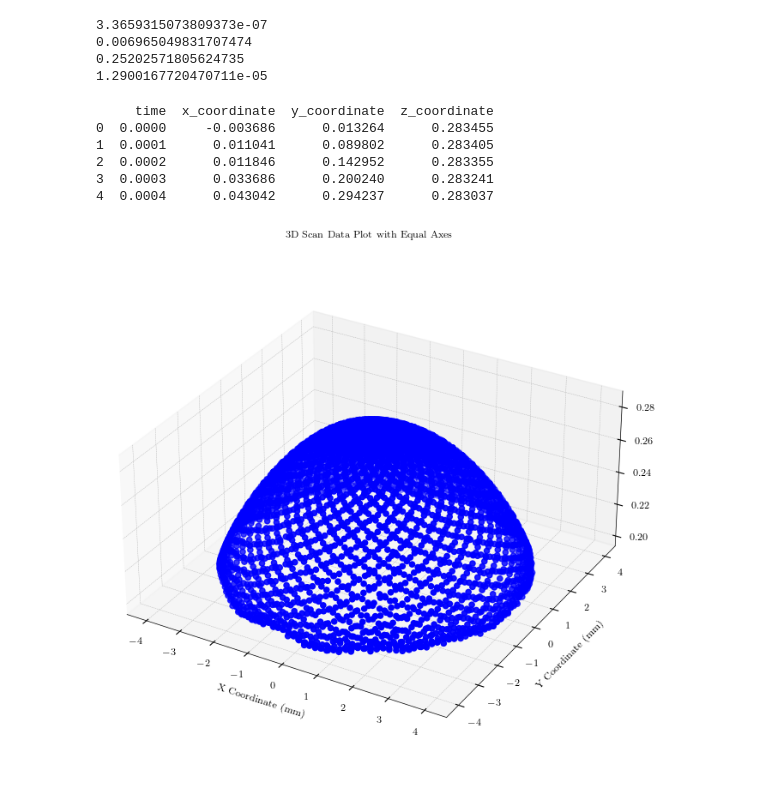
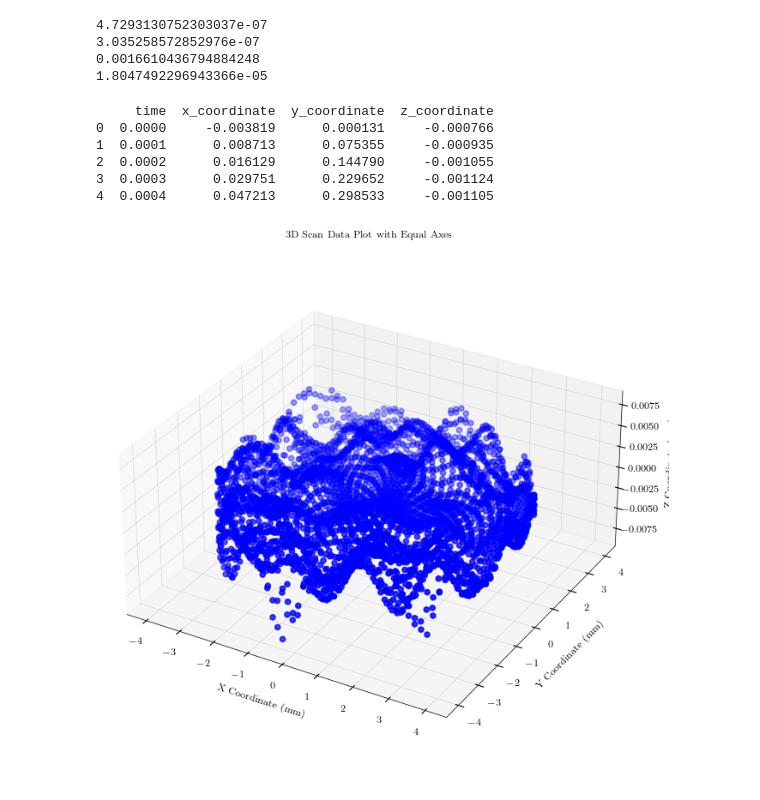
Before and after one commit to klaezhou/zernike, a Jupyter notebook: class/Zernike.ipynb, the cells around one changed output. Cells and saved outputs as stored; diff of their text form; code cells hidden in the pictures.

```diff
--- a/class/Zernike.ipynb
+++ b/class/Zernike.ipynb
@@ -31,7 +31,7 @@ t2=t[2000:4000]
 t3=t[4000:]
 
 # Scan pattern equations
-noise_level=0.01
+noise_level=0.005
 x_sp = R_SP * np.sin(a * omega * t)*np.sin(b * omega * t)+np.random.normal(0, noise_level, size=t.shape)
 y_sp = R_SP * np.cos(b * omega * t)*np.sin(a * omega * t)+np.random.normal(0, noise_level, size=x_sp.shape)
 x=x_sp.flatten()
@@ -40,7 +40,7 @@ rho = np.sqrt(x**2 + y**2)
 theta = np.arctan2(y, x)
 zer= Zer.Zer(14,total_samples,rho,theta)
 zer.Construct_Zernike()
-z=np.dot(zer.Zernike,loaded_beta)+np.random.normal(0, noise_level, size=x_sp.shape)
+z=np.dot(zer.Zernike,loaded_beta)+np.random.normal(0, noise_level*2, size=x_sp.shape)
 z_sp=z.reshape(x_sp.shape)
 # Update the dataset with z-coordinate
 # Creating the dataset
@@ -95,9 +124,13 @@ beta1 = np.dot(inverse,np.dot(Z1.T,z.T))
 # %%
+zer1=Zer.Zer(6,total_samples,rho,theta)
+Z1=zer1.Construct_Zernike()
+inverse=np.linalg.inv(np.dot(Z1.T,Z1))
+beta1 = np.dot(inverse,np.dot(Z1.T,z.T))
 dZ_dx,dZ_dy=zer1.diff(x,y,beta1)
 t=[t1,t2,t3]
-zer2=Zer.Zer(10,total_samples,rho,theta)
+zer2=Zer.Zer(16,total_samples,rho,theta)
 zer2.Construct_Zernike()
-C=zer2.Construct_C(t,3,1e13,dZ_dx,dZ_dy)
+C=zer2.Construct_C(t,3,1e14,dZ_dx,dZ_dy)
 M=zer2.Construct_M(t,3,dZ_dx,dZ_dy)
 Wudi=zer2.Construct_bigmat()
 z_wudi=np.hstack((z,np.zeros((6*(zer2.Z_star-1)+3))))
@@ -108,17 +141,17 @@ alpha=beta_alpha[zer2.num_poly:]
 
 x_fix,y_fix,z_fix=zer2.Motion(alpha,x,y,z)
 # %% [output]
-3.3659315073809373e-07
-0.006965049831707474
-0.25202571805624735
-1.2900167720470711e-05
+4.7293130752303037e-07
+3.035258572852976e-07
+0.0016610436794884248
+1.8047492296943366e-05
 # %%
 x_fix=x_fix.flatten()
 y_fix=y_fix.flatten()
 z_fix=z_fix.flatten()
 rho_fix = np.sqrt(x_fix**2 + y_fix**2)
 theta_fix = np.arctan2(y_fix, x_fix)
-zer3=Zer.Zer(10,total_samples,rho_fix,theta_fix)
+zer3=Zer.Zer(16,total_samples,rho_fix,theta_fix)
 zer3.Construct_Zernike()
 C=zer3.Construct_C(t,3,10000,dZ_dx,dZ_dy)
 M=zer3.Construct_M(t,3,dZ_dx,dZ_dy)
@@ -133,37 +166,37 @@ import matplotlib.pyplot as plt
 from mpl_toolkits.mplot3d import Axes3D
 # %matplotlib widget
 
 
 x_sp = x_fix.reshape(x_sp.shape)
 y_sp = y_fix.reshape(x_sp.shape)
 rho = np.sqrt(x_sp**2 + y_sp**2)
 theta = np.arctan2(y_sp, x_sp)
 zere= Zer.Zer(14,total_samples,rho,theta)
 zere.Construct_Zernike()
 z_exact=np.dot(zere.Zernike,loaded_beta)
-z_sp = (z_final).reshape(x_sp.shape)
+z_sp = (z_final-z_exact).reshape(x_sp.shape)
 scan_data = pd.DataFrame({
     'time': t_cun,
     'x_coordinate': x_sp,
     'y_coordinate': y_sp,
     'z_coordinate':z_sp
 })
 filtered_data = scan_data[(scan_data['x_coordinate'] != 0) & (scan_data['y_coordinate'] != 0)]
 print(scan_data.head())
 fig = plt.figure(figsize=(8, 8))
 ax = fig.add_subplot(111, projection='3d')
 ax.scatter(scan_data['x_coordinate'], scan_data['y_coordinate'], scan_data['z_coordinate'], c='blue', marker='o')
 ax.set_box_aspect([1,1,0.5])
 ax.set_xlabel('X Coordinate (mm)')
 ax.set_ylabel('Y Coordinate (mm)')
 ax.set_zlabel('Z Coordinate (mm)')
 ax.set_title('3D Scan Data Plot with Equal Axes')
 plt.show()
 # %% [output]
      time  x_coordinate  y_coordinate  z_coordinate
-0  0.0000     -0.003686      0.013264      0.283455
-1  0.0001      0.011041      0.089802      0.283405
-2  0.0002      0.011846      0.142952      0.283355
-3  0.0003      0.033686      0.200240      0.283241
-4  0.0004      0.043042      0.294237      0.283037
+0  0.0000     -0.003819      0.000131     -0.000766
+1  0.0001      0.008713      0.075355     -0.000935
+2  0.0002      0.016129      0.144790     -0.001055
+3  0.0003      0.029751      0.229652     -0.001124
+4  0.0004      0.047213      0.298533     -0.001105
-[figure, old version]
+[figure, new version]
```
Also changed, not shown: parts of 4 cells of this notebook, 1 other file.
